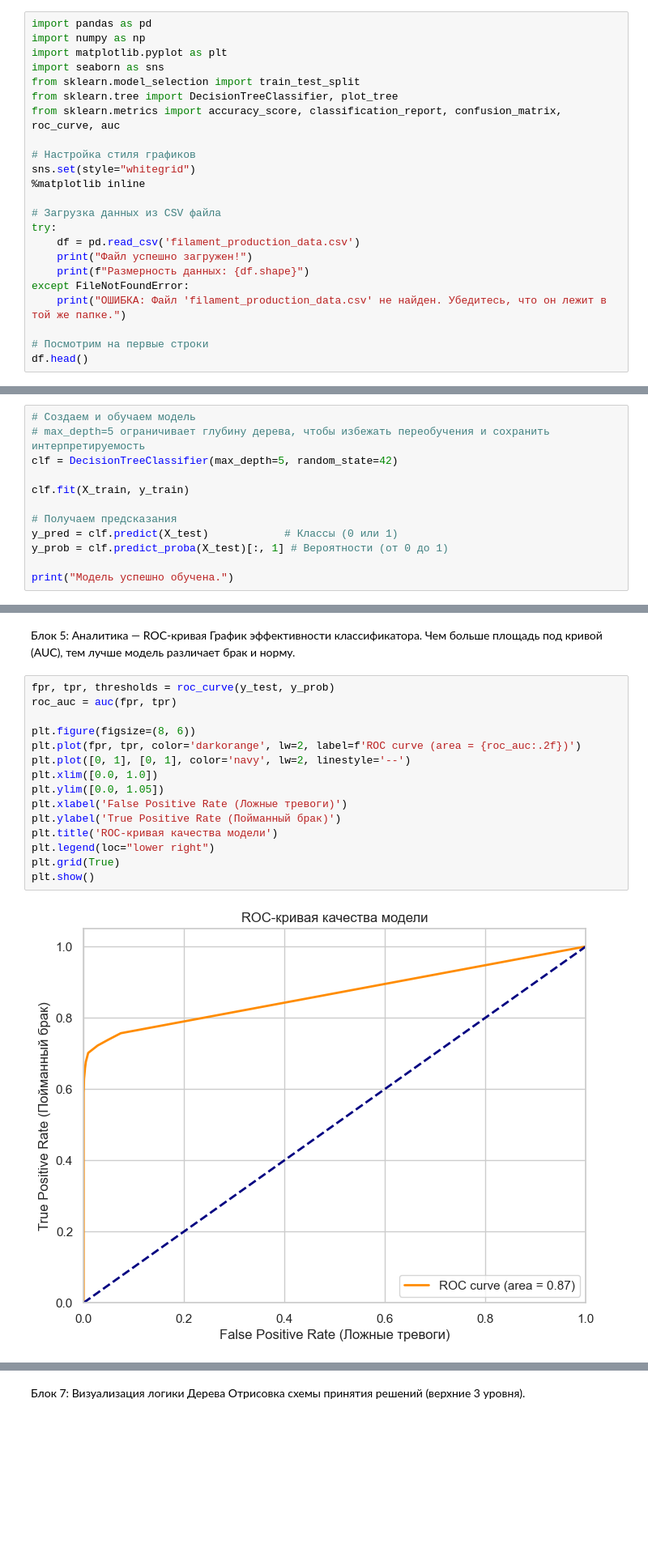
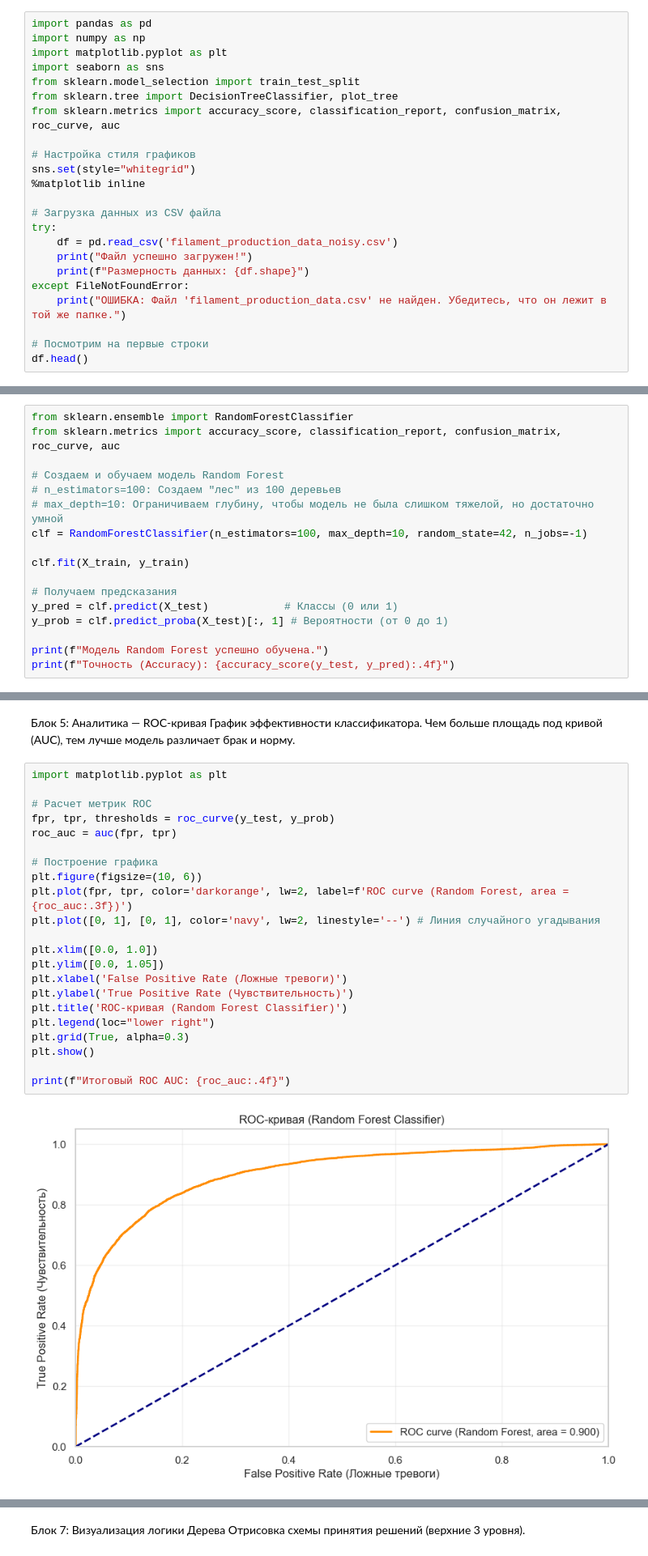
Before and after one commit to HellCatten/filament-quality-ai-prediction, a Jupyter notebook: base_tree.ipynb, the cells around one changed output, grey strips where cells are left out. Shown at 81% size. Drawn from its saved outputs; the diff is of its cells as text; blank space fills up the shorter version.

```diff
--- a/base_tree.ipynb
+++ b/base_tree.ipynb
@@ -15,7 +15,7 @@ sns.set(style="whitegrid")
 
 # Загрузка данных из CSV файла
 try:
-    df = pd.read_csv('filament_production_data.csv')
+    df = pd.read_csv('filament_production_data_noisy.csv')
     print("Файл успешно загружен!")
     print(f"Размерность данных: {df.shape}")
 except FileNotFoundError:
@@ -57,9 +57,13 @@ X_train, X_test, y_train, y_test = train_test_split(X, y, test_size=0.2, random_
 # %% [markdown]
 Блок 3: Обучение модели (Decision Tree)
 # %%
-# Создаем и обучаем модель
-# max_depth=5 ограничивает глубину дерева, чтобы избежать переобучения и сохранить интерпретируемость
-clf = DecisionTreeClassifier(max_depth=5, random_state=42)
+from sklearn.ensemble import RandomForestClassifier
+from sklearn.metrics import accuracy_score, classification_report, confusion_matrix, roc_curve, auc
+
+# Создаем и обучаем модель Random Forest
+# n_estimators=100: Создаем "лес" из 100 деревьев
+# max_depth=10: Ограничиваем глубину, чтобы модель не была слишком тяжелой, но достаточно умной
+clf = RandomForestClassifier(n_estimators=100, max_depth=10, random_state=42, n_jobs=-1)
 
 clf.fit(X_train, y_train)
 
@@ -67,5 +71,6 @@ clf.fit(X_train, y_train)
 y_pred = clf.predict(X_test)            # Классы (0 или 1)
 y_prob = clf.predict_proba(X_test)[:, 1] # Вероятности (от 0 до 1)
 
-print("Модель успешно обучена.")
+print(f"Модель Random Forest успешно обучена.")
+print(f"Точность (Accuracy): {accuracy_score(y_test, y_pred):.4f}")
 # %% [output]
@@ -101,19 +107,26 @@ weighted avg       0.95      0.95      0.95     20000
 Блок 5: Аналитика — ROC-кривая
 График эффективности классификатора. Чем больше площадь под кривой (AUC), тем лучше модель различает брак и норму.
 # %%
+import matplotlib.pyplot as plt
+
+# Расчет метрик ROC
 fpr, tpr, thresholds = roc_curve(y_test, y_prob)
 roc_auc = auc(fpr, tpr)
 
-plt.figure(figsize=(8, 6))
-plt.plot(fpr, tpr, color='darkorange', lw=2, label=f'ROC curve (area = {roc_auc:.2f})')
-plt.plot([0, 1], [0, 1], color='navy', lw=2, linestyle='--')
+# Построение графика
+plt.figure(figsize=(10, 6))
+plt.plot(fpr, tpr, color='darkorange', lw=2, label=f'ROC curve (Random Forest, area = {roc_auc:.3f})')
+plt.plot([0, 1], [0, 1], color='navy', lw=2, linestyle='--') # Линия случайного угадывания
+
 plt.xlim([0.0, 1.0])
 plt.ylim([0.0, 1.05])
 plt.xlabel('False Positive Rate (Ложные тревоги)')
-plt.ylabel('True Positive Rate (Пойманный брак)')
-plt.title('ROC-кривая качества модели')
+plt.ylabel('True Positive Rate (Чувствительность)')
+plt.title('ROC-кривая (Random Forest Classifier)')
 plt.legend(loc="lower right")
-plt.grid(True)
+plt.grid(True, alpha=0.3)
 plt.show()
+
+print(f"Итоговый ROC AUC: {roc_auc:.4f}")
 # %% [output]
-[figure, old version]
+[figure, new version]
```
Also changed, not shown: parts of 21 cells of this notebook, 2 other files.
